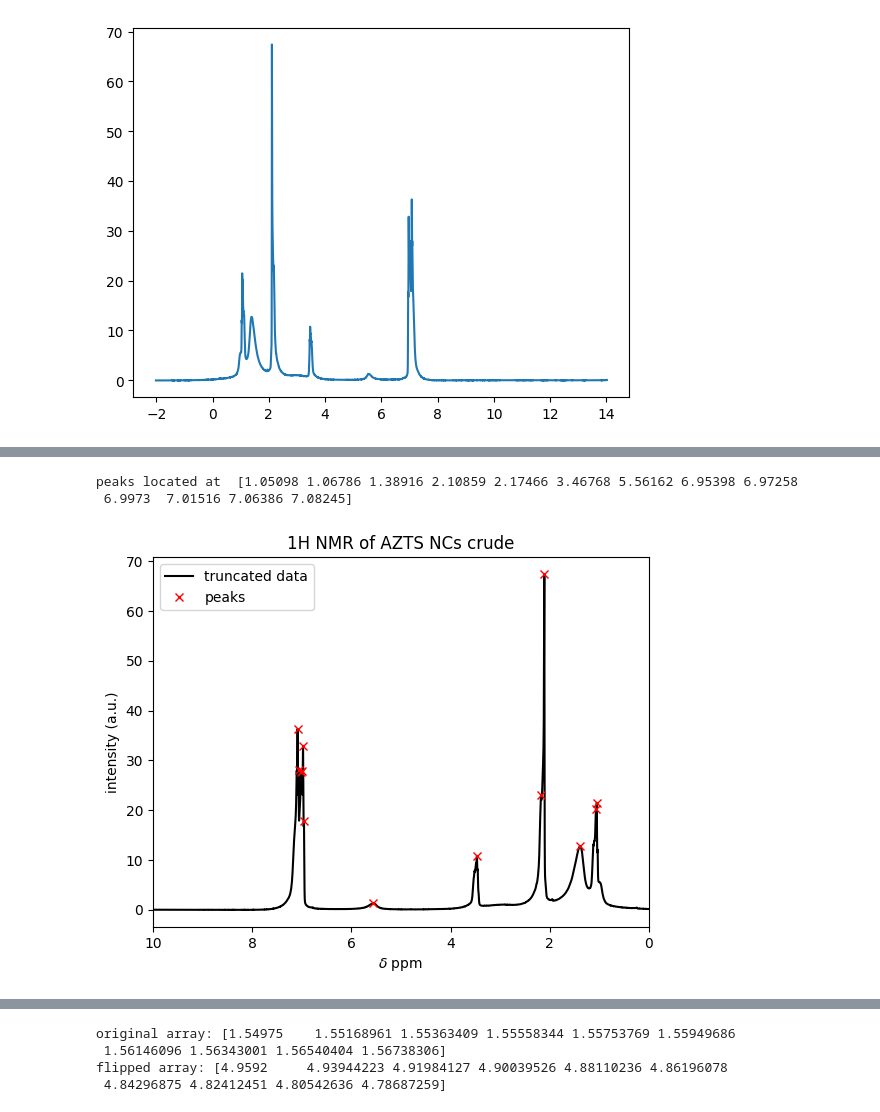
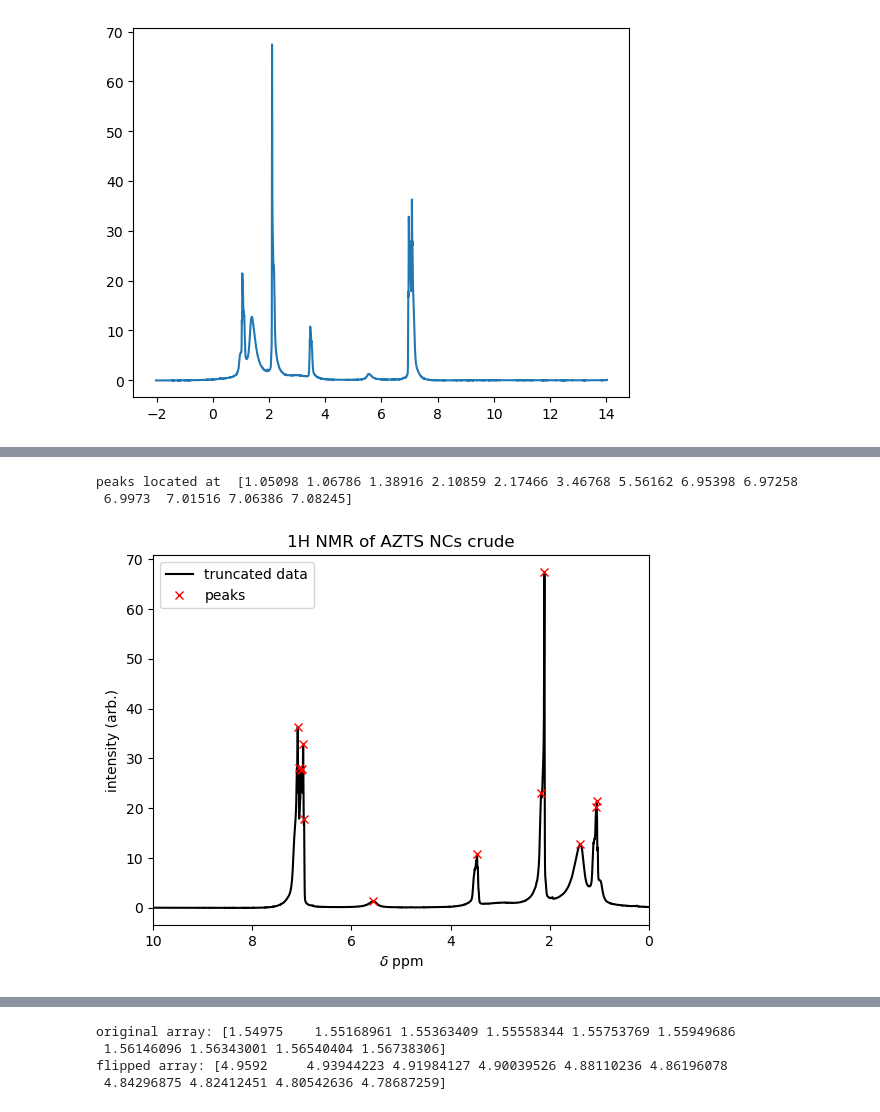
Before and after one commit to Rees9/Py4PhysChem, a Jupyter notebook: ManipulatingData.ipynb, the cells around one changed output, grey strips where cells are left out. Drawn from its saved outputs; the diff is of its cells as text; code cells hidden in the pictures.

```diff
--- a/ManipulatingData.ipynb
+++ b/ManipulatingData.ipynb
@@ -128,33 +130,33 @@ filepath        = 'data/D1 AZTS crude.csv' # sourced from E:\Dropbox (WilsonLab)
 # import data, using our template from the previous section
 ppm, signal            = np.genfromtxt(filepath,
                                  dtype=float,
                                  delimiter='',
                                  skip_header=0,
                                  unpack=True)
 
 # first, truncate our data to our regions of interest
 
 truncsignal = signal[(ppm < 10) & (ppm > 0)] # first, modify the y values to correspond to when the x values are less than 10 and greater than 0
 truncppm = ppm[(ppm < 10) & (ppm > 0)]       # then, modify the x values to correspond to when the x values are less than 10 and greater than 0
 
 # plot the data
     #this time, we'll go back to using plt.plot so that you have a more-full example with this syntax
 plt.plot(truncppm,truncsignal,color='black',label='truncated data')
 
 
 # find peaks and plot them
 peaks , _ = find_peaks(signal, height=0.1,prominence=1)
 plt.plot(ppm[peaks], signal[peaks], "x",label='peaks',color='red')
 
 # Modify plot appearance
 plt.xlim(10,0) # flip the x-axis left-to-right to adopt the conventional style for NMR plots
-plt.xlabel('$\delta$ ppm')
+plt.xlabel('$\\delta$ ppm')
 plt.ylabel('intensity (arb.)')
 plt.title('1H NMR of AZTS NCs crude') # change title to match sample name
 plt.legend() # show a legend with the labels we defined earlier
 print('peaks located at ',ppm[peaks]) # print the ppm values of the peaks
 # %% [output]
 peaks located at  [1.05098 1.06786 1.38916 2.10859 2.17466 3.46768 5.56162 6.95398 6.97258
  6.9973  7.01516 7.06386 7.08245]
-[figure, old version]
+[figure, new version]
 # %% [markdown]
```
Also changed, not shown: parts of 16 cells of this notebook.
